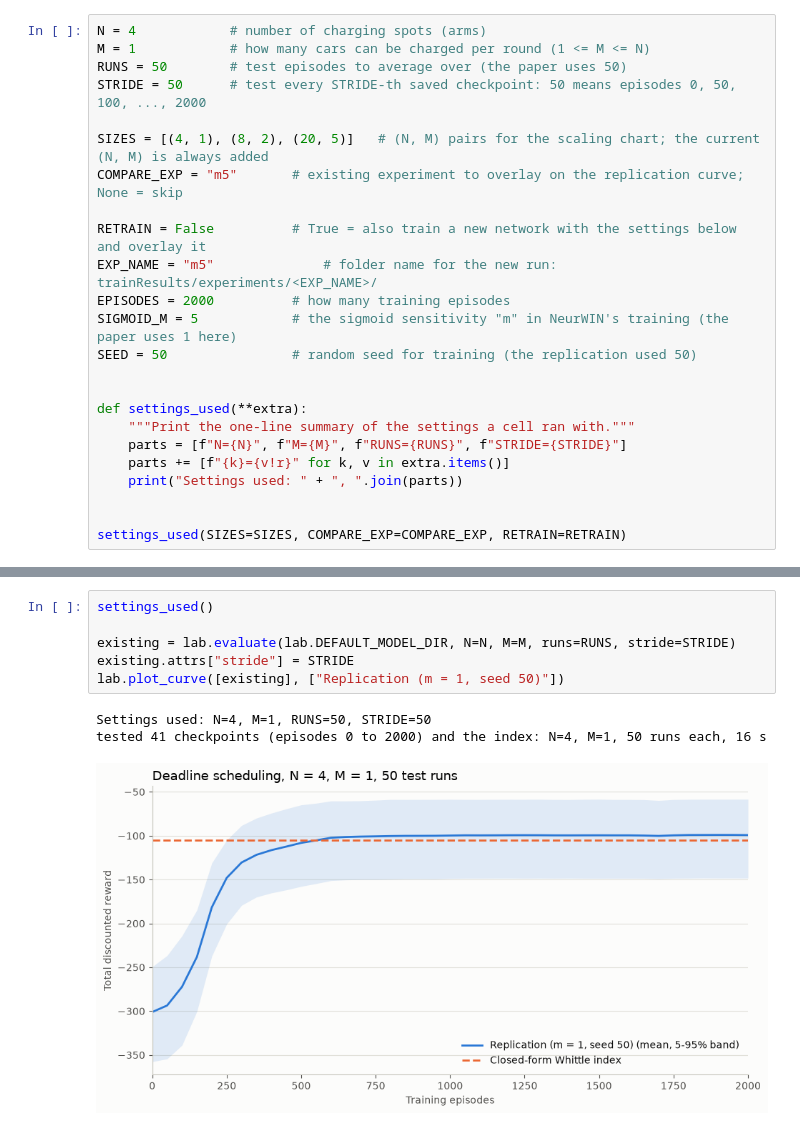
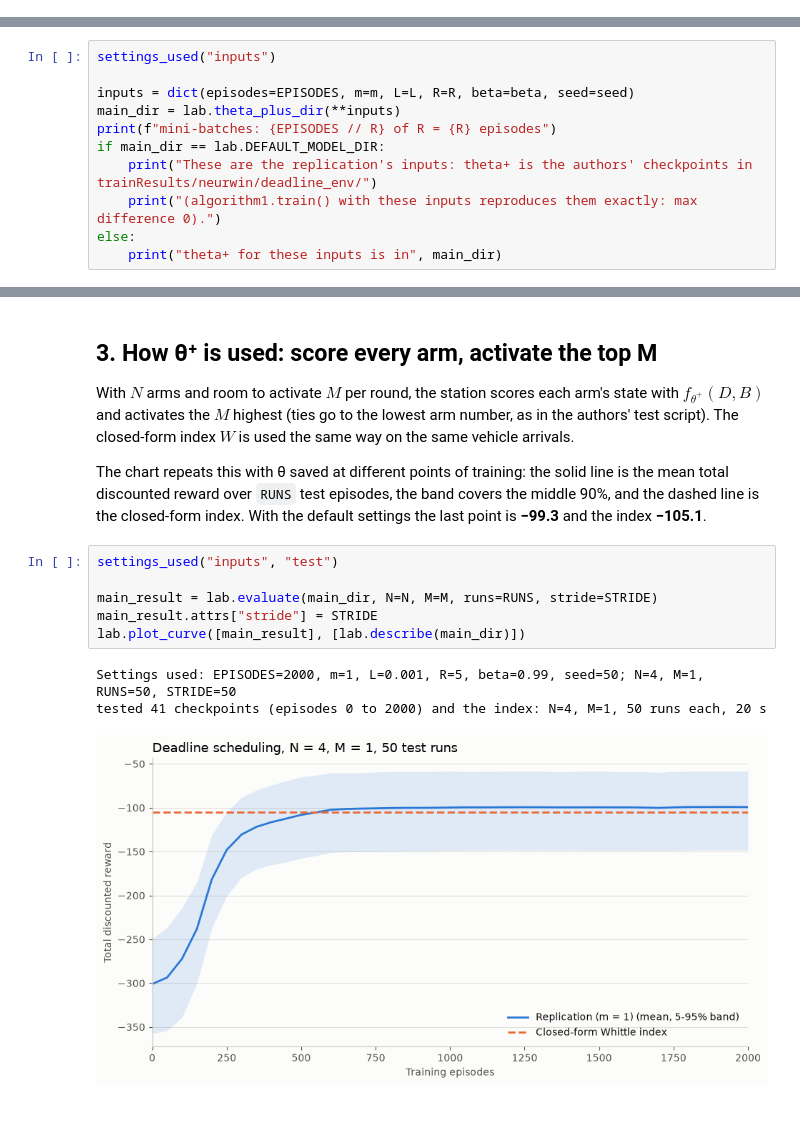
Before and after one commit to hklee207/Restless-Bandit, a Jupyter notebook: NeurWIN/replication/explore.ipynb, the cells around one changed output, grey strips where cells are left out. Saved outputs shown, nothing was run; the diff lists cells and outputs as text.

```diff
--- a/NeurWIN/replication/explore.ipynb
+++ b/NeurWIN/replication/explore.ipynb
@@ -23,24 +0,0 @@ Everything you might want to change is in this one cell, and every cell below re
-# %%
-N = 4            # number of charging spots (arms)
-M = 1            # how many cars can be charged per round (1 <= M <= N)
-RUNS = 50        # test episodes to average over (the paper uses 50)
-STRIDE = 50      # test every STRIDE-th saved checkpoint: 50 means episodes 0, 50, 100, ..., 2000
-
-SIZES = [(4, 1), (8, 2), (20, 5)]   # (N, M) pairs for the scaling chart; the current (N, M) is always added
-COMPARE_EXP = "m5"       # existing experiment to overlay on the replication curve; None = skip
-
-RETRAIN = False          # True = also train a new network with the settings below and overlay it
-EXP_NAME = "m5"              # folder name for the new run: trainResults/experiments/<EXP_NAME>/
-EPISODES = 2000          # how many training episodes
-SIGMOID_M = 5            # the sigmoid sensitivity "m" in NeurWIN's training (the paper uses 1 here)
-SEED = 50                # random seed for training (the replication used 50)
-
-
-def settings_used(**extra):
-    """Print the one-line summary of the settings a cell ran with."""
-    parts = [f"N={N}", f"M={M}", f"RUNS={RUNS}", f"STRIDE={STRIDE}"]
-    parts += [f"{k}={v!r}" for k, v in extra.items()]
-    print("Settings used: " + ", ".join(parts))
-
-
-settings_used(SIZES=SIZES, COMPARE_EXP=COMPARE_EXP, RETRAIN=RETRAIN)
@@ -77,0 +91,11 @@ In the chart, the solid line is NeurWIN's average reward as training goes on, th
+# %%
+settings_used("inputs")
+
+inputs = dict(episodes=EPISODES, m=m, L=L, R=R, beta=beta, seed=seed)
+main_dir = lab.theta_plus_dir(**inputs)
+print(f"mini-batches: {EPISODES // R} of R = {R} episodes")
+if main_dir == lab.DEFAULT_MODEL_DIR:
+    print("These are the replication's inputs: theta+ is the authors' checkpoints in trainResults/neurwin/deadline_env/")
+    print("(algorithm1.train() with these inputs reproduces them exactly: max difference 0).")
+else:
+    print("theta+ for these inputs is in", main_dir)
@@ -78,10 +121,16 @@ In the chart, the solid line is NeurWIN's average reward as training goes on, th
+# %% [markdown]
+## 3. How θ⁺ is used: score every arm, activate the top M
+
+With $N$ arms and room to activate $M$ per round, the station scores each arm's state with $f_{\theta^+}(D, B)$ and activates the $M$ highest (ties go to the lowest arm number, as in the authors' test script). The closed-form index $W$ is used the same way on the same vehicle arrivals.
+
+The chart repeats this with θ saved at different points of training: the solid line is the mean total discounted reward over `RUNS` test episodes, the band covers the middle 90%, and the dashed line is the closed-form index. With the default settings the last point is **−99.3** and the index **−105.1**.
 # %%
-settings_used()
+settings_used("inputs", "test")
 
-existing = lab.evaluate(lab.DEFAULT_MODEL_DIR, N=N, M=M, runs=RUNS, stride=STRIDE)
-existing.attrs["stride"] = STRIDE
-lab.plot_curve([existing], ["Replication (m = 1, seed 50)"])
+main_result = lab.evaluate(main_dir, N=N, M=M, runs=RUNS, stride=STRIDE)
+main_result.attrs["stride"] = STRIDE
+lab.plot_curve([main_result], [lab.describe(main_dir)])
 # %% [output]
-Settings used: N=4, M=1, RUNS=50, STRIDE=50
-tested 41 checkpoints (episodes 0 to 2000) and the index: N=4, M=1, 50 runs each, 16 s
+Settings used: EPISODES=2000, m=1, L=0.001, R=5, beta=0.99, seed=50; N=4, M=1, RUNS=50, STRIDE=50
+tested 41 checkpoints (episodes 0 to 2000) and the index: N=4, M=1, 50 runs each, 20 s
-[figure, old version]
+[figure, new version]
```
Also changed, not shown: parts of 23 cells of this notebook, 1 other file.
